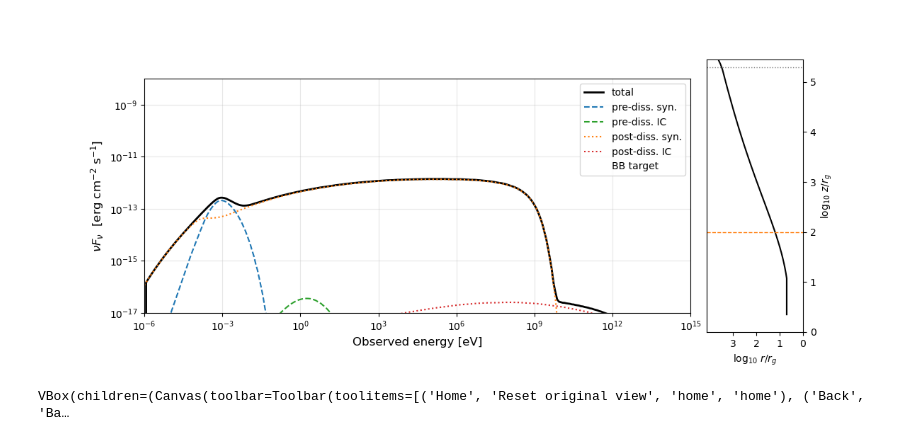
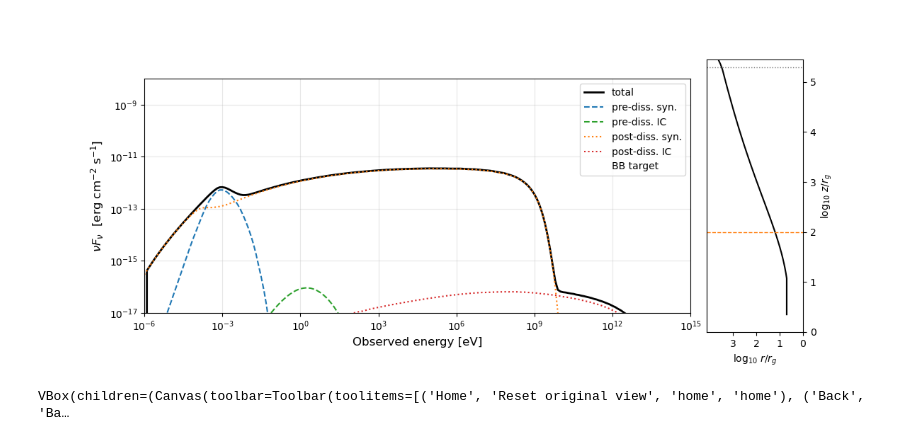
Before and after one commit to maklinger/BHJet, a Jupyter notebook: examples/interactive/interactive_bhjet.ipynb, the cells around one changed output. Cells and saved outputs as stored; diff of their text form; code cells hidden in the pictures.

```diff
--- a/examples/interactive/interactive_bhjet.ipynb
+++ b/examples/interactive/interactive_bhjet.ipynb
@@ -11,18 +19,16 @@ The autoreload extension is already loaded. To reload it, use:
 # %%
 # Instantiate with source-specific defaults.
 # All constructor arguments are optional — omit any to use the built-in defaults.
 explorer = BHJetExplorer(
-    theta_obs         = 17.0,
-    distance_kpc      = 16e3,
-    redshift          = 0.00428,
     include_counterjet= True,
     compton_threshold = 1e-5,
+    dlgz              = 0.1,
     verbosity_level   = 0,
     Emin_eV           = 1e-6,
     Emax_eV           = 1e15,
 )
 # %% [output]
-[figure, old version]
+[figure, new version]
 # %%
 # Override any starting parameter value before displaying.
 # This is equivalent to dragging the slider to that value.
```
Also changed, not shown: parts of 2 cells of this notebook, 2 other files.
